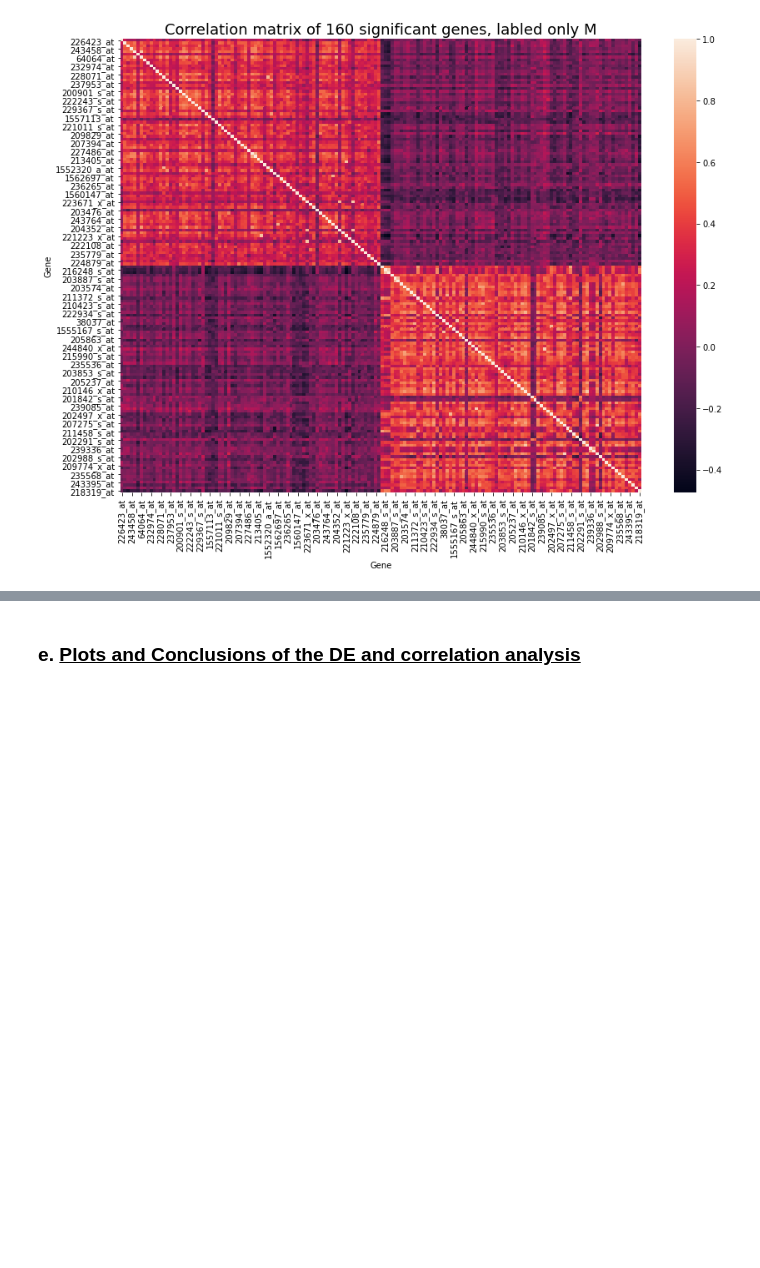
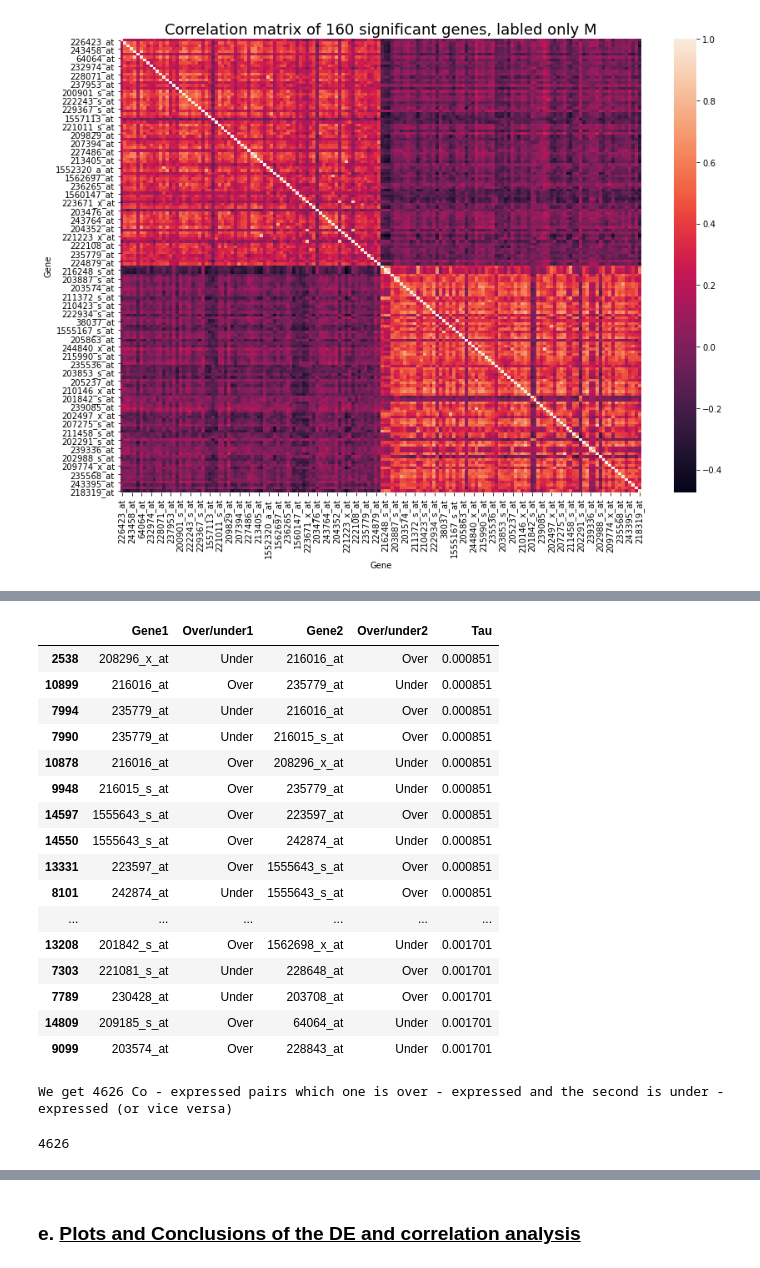
Before and after one commit to gilzeevi25/Statistics_Data_analysis, a Jupyter notebook: hw4/hw4.ipynb, the cells around one changed output, grey strips where cells are left out. Saved outputs shown, nothing was run; the diff lists cells and outputs as text; code cells hidden in the pictures; blank space fills up the shorter version.

```diff
--- a/hw4/hw4.ipynb
+++ b/hw4/hw4.ipynb
@@ -556,0 +765,17 @@ Text(104.09375, 0.5, 'Gene')
+# %%
+m1 = D_mat < 1
+m2 =  D_mat > 0
+signfi = D_mat[m1 & m2]
+trii = signfi.where(pd.notnull(signfi), -999)
+lst_pos = []
+for i in range(trii.shape[0]):
+    for j in range(trii.shape[0]):
+        if (trii.iloc[i,j] > -999):
+            expr1 = "Under" if D[D.Gene == trii.index[i]].values[0,1] < 0 else "Over"
+            expr2 = "Under" if D[D.Gene == trii.columns[j]].values[0,1] < 0 else "Over"
+            lst_pos.append((trii.index[i],expr1,trii.columns[j],expr2,trii.iloc[i,j]))
+# print(" Number of paired Genes with tau > {0} : {1} ".format(tau_p,len(lst_pos)))
+tau_p_df = pd.DataFrame(lst_pos)
+tau_p_df.columns = ["Gene1","Over/under1","Gene2","Over/under2","Tau"]
+# tau_p_df.Tau.unique().count
+tau_p_df
@@ -556,0 +796,30 @@ Text(104.09375, 0.5, 'Gene')
+# %%
+tau_p_df.sort_values(by="Tau").head(20)
+# %% [output]
+|  | Gene1 | Over/under1 | Gene2 | Over/under2 | Tau |
+| 2538 | 208296_x_at | Under | 216016_at | Over | 0.000851 |
+| 10899 | 216016_at | Over | 235779_at | Under | 0.000851 |
+| 7994 | 235779_at | Under | 216016_at | Over | 0.000851 |
+| 7990 | 235779_at | Under | 216015_s_at | Over | 0.000851 |
+| 10878 | 216016_at | Over | 208296_x_at | Under | 0.000851 |
+| 9948 | 216015_s_at | Over | 235779_at | Under | 0.000851 |
+| 14597 | 1555643_s_at | Over | 223597_at | Over | 0.000851 |
+| 14550 | 1555643_s_at | Over | 242874_at | Under | 0.000851 |
+| 13331 | 223597_at | Over | 1555643_s_at | Over | 0.000851 |
+| 8101 | 242874_at | Under | 1555643_s_at | Over | 0.000851 |
+| ... | ... | ... | ... | ... | ... |
+| 13208 | 201842_s_at | Over | 1562698_x_at | Under | 0.001701 |
+| 7303 | 221081_s_at | Under | 228648_at | Over | 0.001701 |
+| 7789 | 230428_at | Under | 203708_at | Over | 0.001701 |
+| 14809 | 209185_s_at | Over | 64064_at | Under | 0.001701 |
+| 9099 | 203574_at | Over | 228843_at | Under | 0.001701 |
+# %%
+ovr1 = tau_p_df["Over/under1"] == "Over"
+undr1 = tau_p_df["Over/under1"] == "Under"
+ovr2 = tau_p_df["Over/under2"] == "Over"
+undr2 = tau_p_df["Over/under2"] == "Under"
+print("We get {0} Co - expressed pairs which one is over - expressed and the second is under - expressed (or vice versa)".format(tau_p_df[(ovr1 & undr2) | (undr1 & ovr2)].shape[0]))
+tau_p_df[(ovr1 & undr2) | (undr1 & ovr2)].shape[0]
+# %% [output]
+We get 4626 Co - expressed pairs which one is over - expressed and the second is under - expressed (or vice versa)
+4626
```
Also changed, not shown: parts of 38 cells of this notebook.
